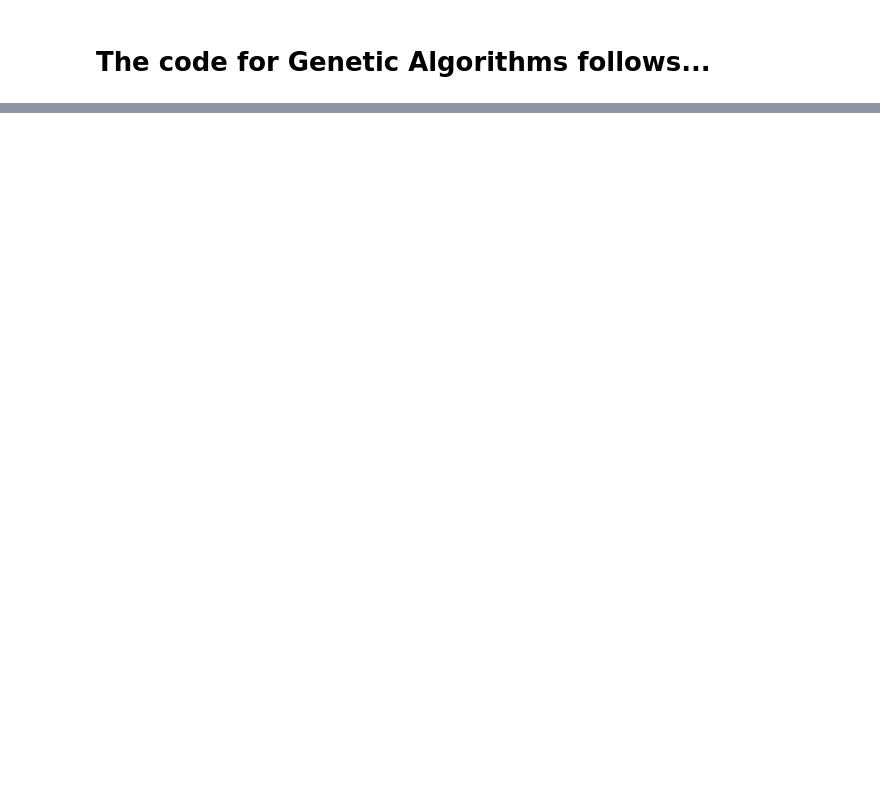
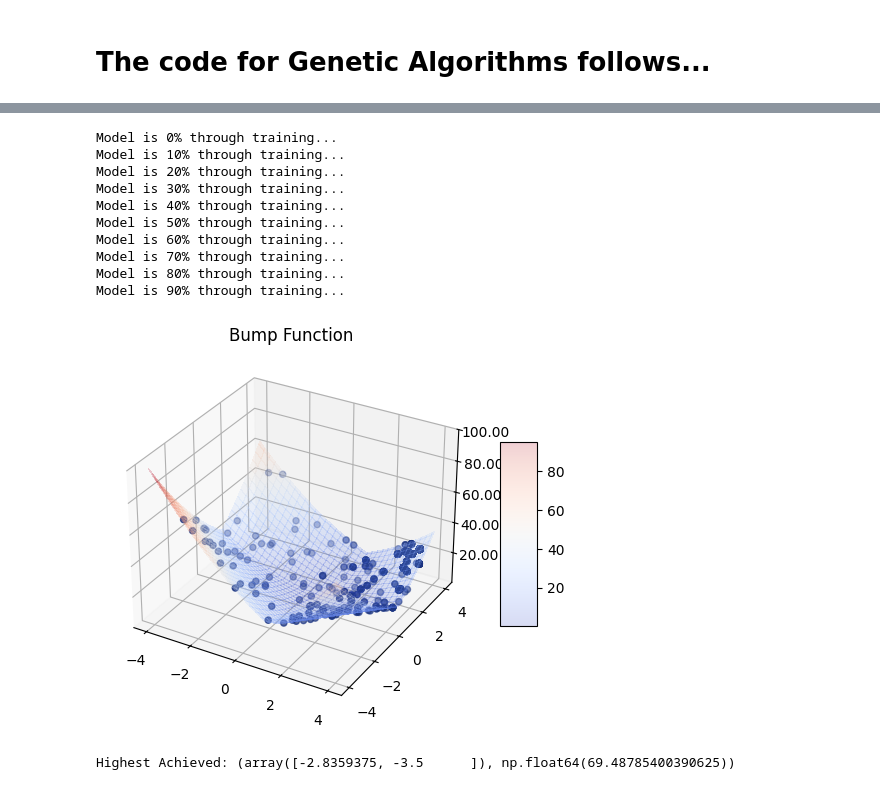
Before and after one commit to Pirate-Hunter-Zoro/Artificial-Intelligence, a Jupyter notebook: KNN and Local Search/local_search.ipynb, the cells around one changed output, grey strips where cells are left out. Drawn from its saved outputs; the diff is of its cells as text; code cells hidden in the pictures; blank space fills up the shorter version.

```diff
--- a/KNN and Local Search/local_search.ipynb
+++ b/KNN and Local Search/local_search.ipynb
@@ -570,0 +708,18 @@ class GeneticAlgorithmSolver(FunctionOptimizer):
+# %%
+solver = GeneticAlgorithmSolver(x_min=np.array([-4, -4]), x_max=np.array([4, 4]))
+
+solver.plot_results(function=sphere, title="Bump Function")
+print(f"Highest Achieved: {solver.max_input, solver.max_output}")
+# %% [output]
+Model is 0% through training...
+Model is 10% through training...
+Model is 20% through training...
+Model is 30% through training...
+Model is 40% through training...
+Model is 50% through training...
+Model is 60% through training...
+Model is 70% through training...
+Model is 80% through training...
+Model is 90% through training...
+[figure, added]
+Highest Achieved: (array([-2.8359375, -3.5      ]), np.float64(69.48785400390625))
```
Also changed, not shown: parts of 8 cells of this notebook, 1 other file.
